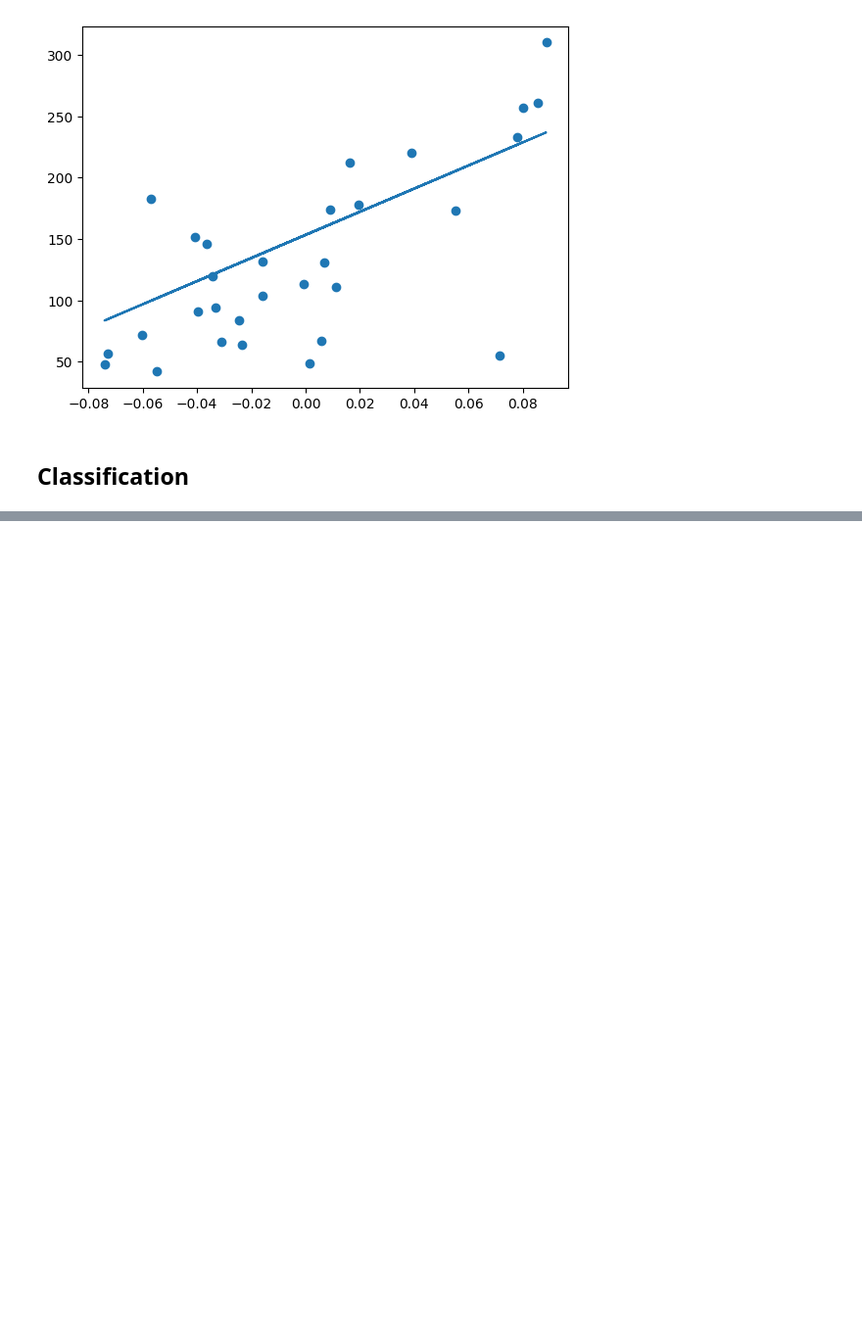
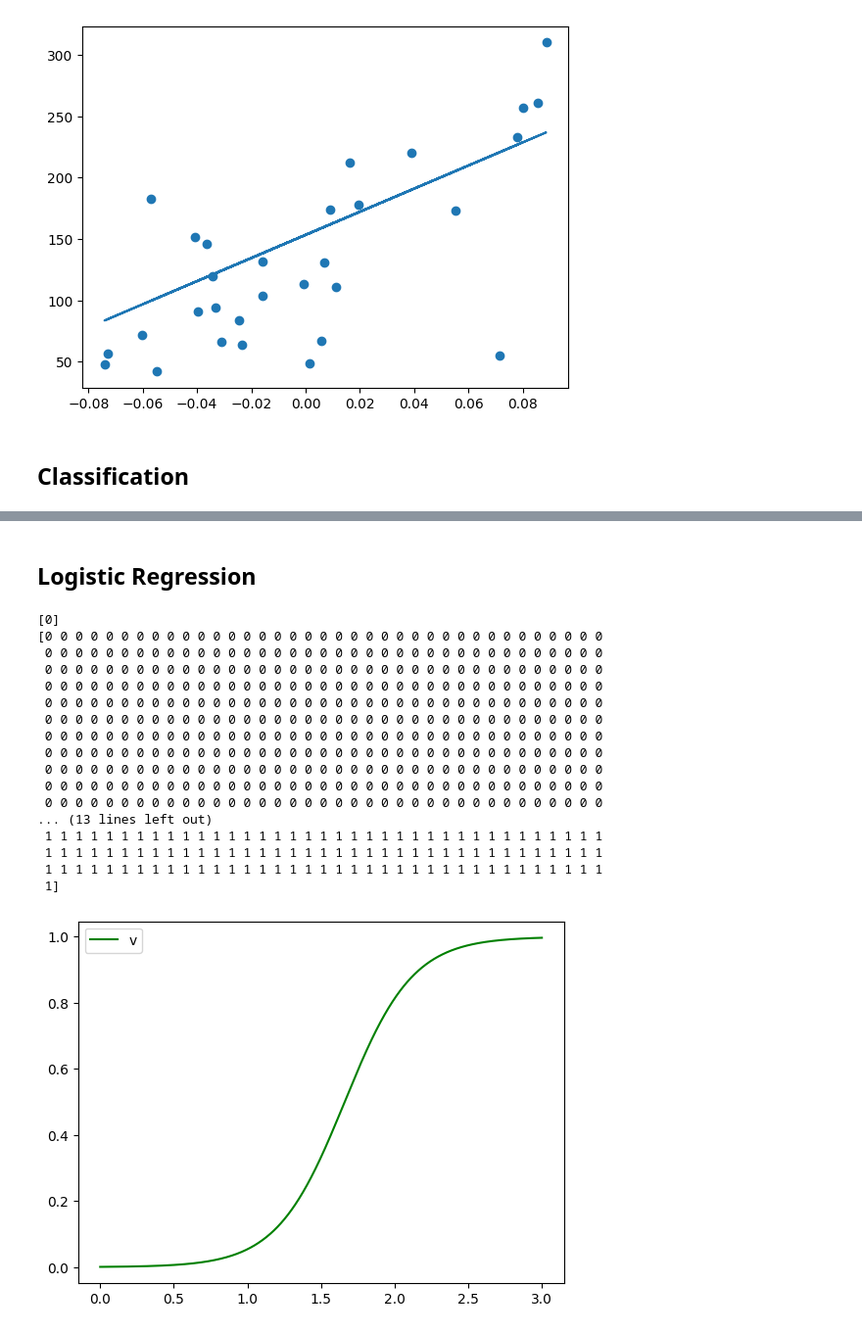
Before and after one commit to AkashDholakiya/MachineLearningPractice, a Jupyter notebook: main.ipynb, the cells around one changed output, grey strips where cells are left out. Shown: that part at 98% size. Saved outputs shown, nothing was run; the diff lists cells and outputs as text; code cells hidden in the pictures; blank space fills up the shorter version.

```diff
--- a/main.ipynb
+++ b/main.ipynb
@@ -80,0 +122,52 @@ clf.fit(features,labels)
+# %% [markdown]
+## Logistic Regression
+# %%
+# Train Logistic Regression classifier to predict whether flower is iris virginica or not
+
+iris = datasets.load_iris()
+
+# print(list(iris.keys()))
+
+# print(iris["DESCR"])
+
+# Using only one feature
+
+x = iris["data"][:,3:] #Another method to convert the array into the 2-D format
+y = (iris["target"] == 2).astype(np.int32)
+
+clf = LogisticRegression()
+clf.fit(x,y)
+
+pred = clf.predict([[0.2]])
+
+print(pred)
+
+# Plotting using matplotlib
+x_new = np.linspace(0,3,1000).reshape(-1,1) #creates 2-D array where many rows in single column while (1,-1) creates 2-D array which contains single Row and many columns
+y_prob = clf.predict_proba(x_new)
+
+arr = np.array([1 if x > 0.5 else 0 for x in y_prob[:,1]])
+print(arr)
+plt.plot(x_new,y_prob[:,1], "g-")
+plt.legend("verginica")
+
+plt.show()
+# %% [output]
+[0]
+[0 0 0 0 0 0 0 0 0 0 0 0 0 0 0 0 0 0 0 0 0 0 0 0 0 0 0 0 0 0 0 0 0 0 0 0 0
+ 0 0 0 0 0 0 0 0 0 0 0 0 0 0 0 0 0 0 0 0 0 0 0 0 0 0 0 0 0 0 0 0 0 0 0 0 0
+ 0 0 0 0 0 0 0 0 0 0 0 0 0 0 0 0 0 0 0 0 0 0 0 0 0 0 0 0 0 0 0 0 0 0 0 0 0
+ 0 0 0 0 0 0 0 0 0 0 0 0 0 0 0 0 0 0 0 0 0 0 0 0 0 0 0 0 0 0 0 0 0 0 0 0 0
+ 0 0 0 0 0 0 0 0 0 0 0 0 0 0 0 0 0 0 0 0 0 0 0 0 0 0 0 0 0 0 0 0 0 0 0 0 0
+ 0 0 0 0 0 0 0 0 0 0 0 0 0 0 0 0 0 0 0 0 0 0 0 0 0 0 0 0 0 0 0 0 0 0 0 0 0
+ 0 0 0 0 0 0 0 0 0 0 0 0 0 0 0 0 0 0 0 0 0 0 0 0 0 0 0 0 0 0 0 0 0 0 0 0 0
+ 0 0 0 0 0 0 0 0 0 0 0 0 0 0 0 0 0 0 0 0 0 0 0 0 0 0 0 0 0 0 0 0 0 0 0 0 0
+ 0 0 0 0 0 0 0 0 0 0 0 0 0 0 0 0 0 0 0 0 0 0 0 0 0 0 0 0 0 0 0 0 0 0 0 0 0
+ 0 0 0 0 0 0 0 0 0 0 0 0 0 0 0 0 0 0 0 0 0 0 0 0 0 0 0 0 0 0 0 0 0 0 0 0 0
+ 0 0 0 0 0 0 0 0 0 0 0 0 0 0 0 0 0 0 0 0 0 0 0 0 0 0 0 0 0 0 0 0 0 0 0 0 0
+... (13 lines left out)
+ 1 1 1 1 1 1 1 1 1 1 1 1 1 1 1 1 1 1 1 1 1 1 1 1 1 1 1 1 1 1 1 1 1 1 1 1 1
+ 1 1 1 1 1 1 1 1 1 1 1 1 1 1 1 1 1 1 1 1 1 1 1 1 1 1 1 1 1 1 1 1 1 1 1 1 1
+ 1 1 1 1 1 1 1 1 1 1 1 1 1 1 1 1 1 1 1 1 1 1 1 1 1 1 1 1 1 1 1 1 1 1 1 1 1
+ 1]
+[figure, added]
```
Also changed, not shown: parts of 4 cells of this notebook.
